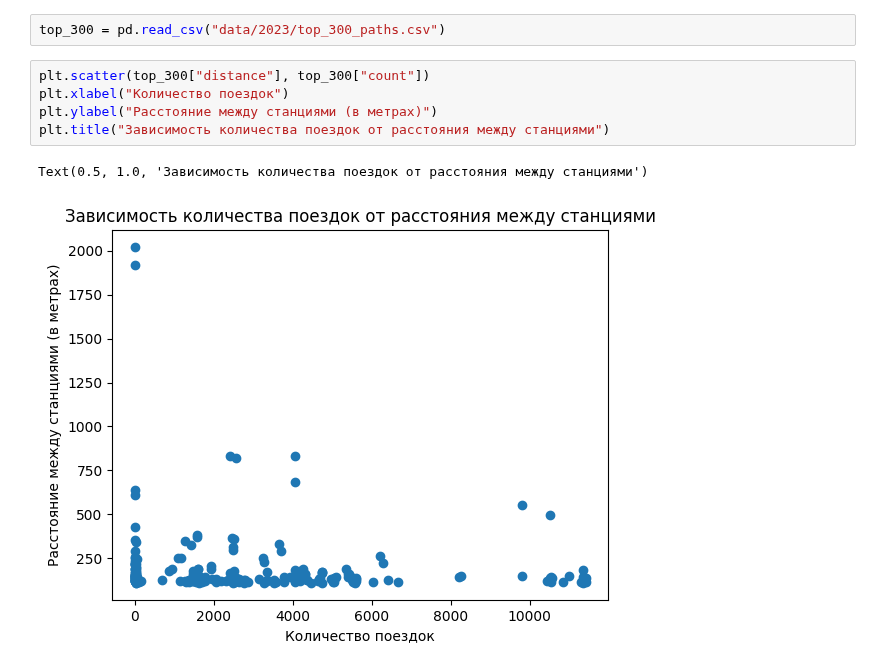
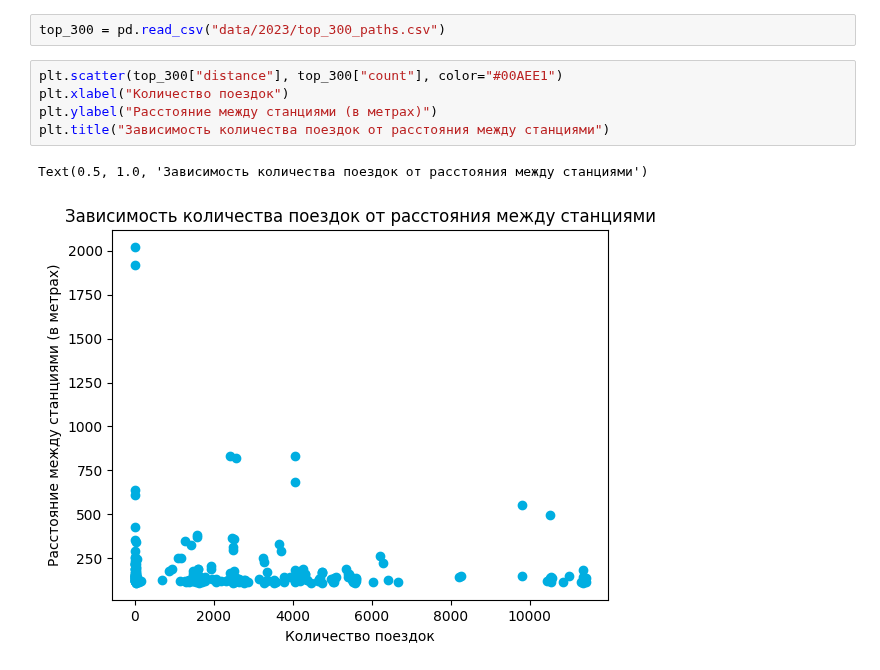
Before and after one commit to kapibarr/big-data-project, a Jupyter notebook: distance_between_stations.ipynb, the cells around one changed output. Drawn from its saved outputs; the diff is of its cells as text.

```diff
--- a/distance_between_stations.ipynb
+++ b/distance_between_stations.ipynb
@@ -272,10 +304,10 @@ top_300.to_csv("data/2023/top_300_paths.csv", index=False)
 # %%
 top_300 = pd.read_csv("data/2023/top_300_paths.csv")
 # %%
-plt.scatter(top_300["distance"], top_300["count"])
+plt.scatter(top_300["distance"], top_300["count"], color="#00AEE1")
 plt.xlabel("Количество поездок")
 plt.ylabel("Расстояние между станциями (в метрах)")
 plt.title("Зависимость количества поездок от расстояния между станциями")
 # %% [output]
 Text(0.5, 1.0, 'Зависимость количества поездок от расстояния между станциями')
-[figure, old version]
+[figure, new version]
```
Also changed, not shown: parts of 4 cells of this notebook, 2 other files.
